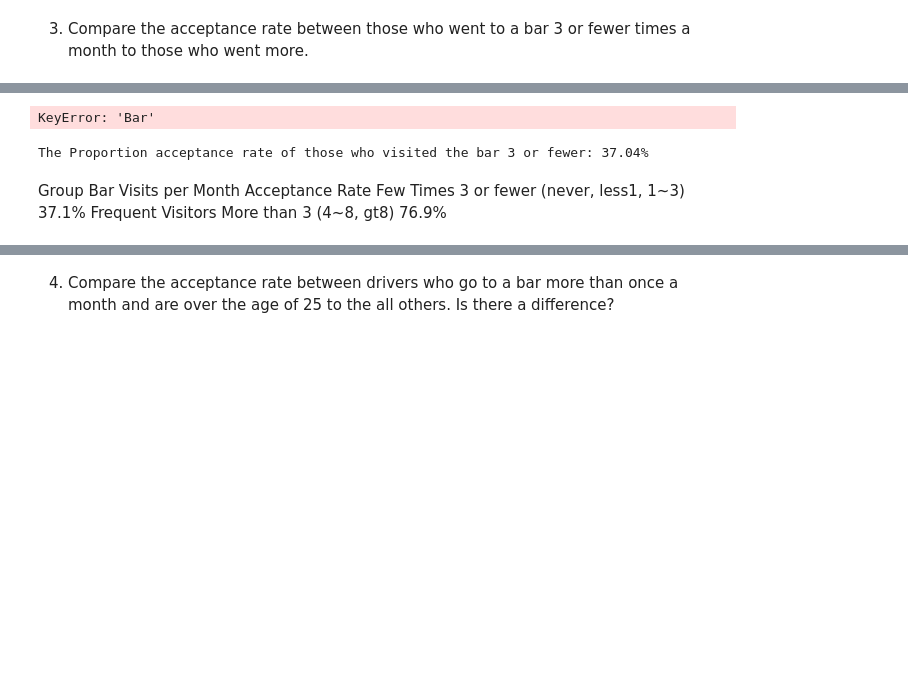
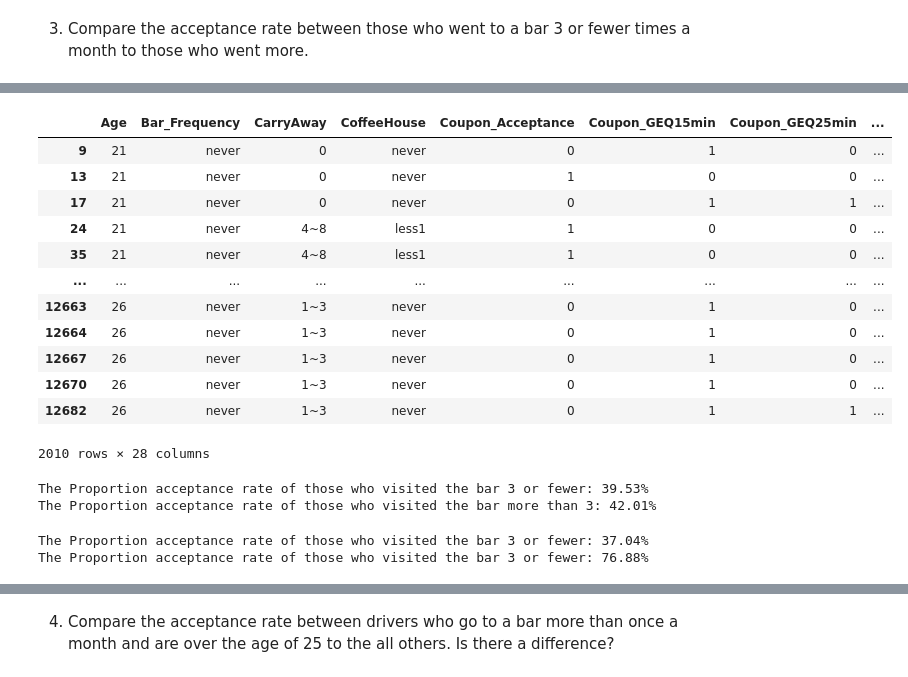
Before and after one commit to BrianJohnson100/ML_AI_Class, a Jupyter notebook: coupon_analysis_10_12_2025.ipynb, the cells around one changed output, grey strips where cells are left out. Cells and saved outputs as stored; diff of their text form; code cells hidden in the pictures; blank space fills up the shorter version.

```diff
--- a/coupon_analysis_10_12_2025.ipynb
+++ b/coupon_analysis_10_12_2025.ipynb
@@ -408,17 +424,38 @@ Proportion Accepted: 56.76%
+# %%
+bar_coupons_valid = bar_coupons[bar_coupons['Coupon_Type'].notnull()]
+bar_coupons_valid
+# %% [output]
+|  | Age | Bar_Frequency | CarryAway | CoffeeHouse | Coupon_Acceptance | Coupon_GEQ15min | Coupon_GEQ25min | ... |
+| 9 | 21 | never | 0 | never | 0 | 1 | 0 | ... |
+| 13 | 21 | never | 0 | never | 1 | 0 | 0 | ... |
+| 17 | 21 | never | 0 | never | 0 | 1 | 1 | ... |
+| 24 | 21 | never | 4~8 | less1 | 1 | 0 | 0 | ... |
+| 35 | 21 | never | 4~8 | less1 | 1 | 0 | 0 | ... |
+| ... | ... | ... | ... | ... | ... | ... | ... | ... |
+| 12663 | 26 | never | 1~3 | never | 0 | 1 | 0 | ... |
+| 12664 | 26 | never | 1~3 | never | 0 | 1 | 0 | ... |
+| 12667 | 26 | never | 1~3 | never | 0 | 1 | 0 | ... |
+| 12670 | 26 | never | 1~3 | never | 0 | 1 | 0 | ... |
+| 12682 | 26 | never | 1~3 | never | 0 | 1 | 1 | ... |
+2010 rows × 28 columns
 # %%
-bar_coupons_valid = bar_coupons[bar_coupons['Bar'].notnull()]
-
 # Define groups: 3 or fewer times vs. more than 3 times per month
 few_times = ['never', 'less1', '1~3']
 more_times = ['4~8', 'gt8']
 
 # Calculate acceptance rate for each group
-accept_few = bar_coupons_valid[bar_coupons_valid['Bar'].isin(few_times)]['Y'].mean()
-accept_more = bar_coupons_valid[bar_coupons_valid['Bar'].isin(more_times)]['Y'].mean()
+accept_few = bar_coupons_valid[bar_coupons_valid['CarryAway'].isin(few_times)]['Coupon_Acceptance'].mean()
+accept_more = bar_coupons_valid[bar_coupons_valid['CarryAway'].isin(more_times)]['Coupon_Acceptance'].mean()
 
 accept_few, accept_more
+proportion_lessthan_3 = round(accept_few * 100, 2)
+print(f"The Proportion acceptance rate of those who visited the bar 3 or fewer: {proportion_lessthan_3}%")
+
+proportion_morethan_3 = round(accept_more * 100, 2)
+print(f"The Proportion acceptance rate of those who visited the bar more than 3: {proportion_morethan_3}%")
 # %% [output]
-KeyError: 'Bar'
+The Proportion acceptance rate of those who visited the bar 3 or fewer: 39.53%
+The Proportion acceptance rate of those who visited the bar more than 3: 42.01%
 # %%
 # Group customers based on Bar_Frequency
 group_3_or_fewer = bar_coupons[bar_coupons['Bar_Frequency'].isin(['never', 'less1', '1~3'])]
@@ -429,10 +466,11 @@ acceptance_rate_3_or_fewer = group_3_or_fewer['Coupon_Acceptance'].mean()
 proportion = round(acceptance_rate_3_or_fewer * 100, 2)
 print(f"The Proportion acceptance rate of those who visited the bar 3 or fewer: {proportion}%")
 
+acceptance_rate_more_than_3 = group_more_than_3['Coupon_Acceptance'].mean()
+proportion2 = round(acceptance_rate_more_than_3 * 100, 2)
+print(f"The Proportion acceptance rate of those who visited the bar 3 or fewer: {proportion2}%")
+
 #(0.37061769616026713, 0.7688442211055276)
 # %% [output]
 The Proportion acceptance rate of those who visited the bar 3 or fewer: 37.04%
+The Proportion acceptance rate of those who visited the bar 3 or fewer: 76.88%
-# %% [markdown]
-Group	Bar Visits per Month	Acceptance Rate
-Few Times	3 or fewer (never, less1, 1~3)	37.1%
-Frequent Visitors	More than 3 (4~8, gt8)	76.9%
```
Also changed, not shown: parts of 3 cells of this notebook, 1 other file.
